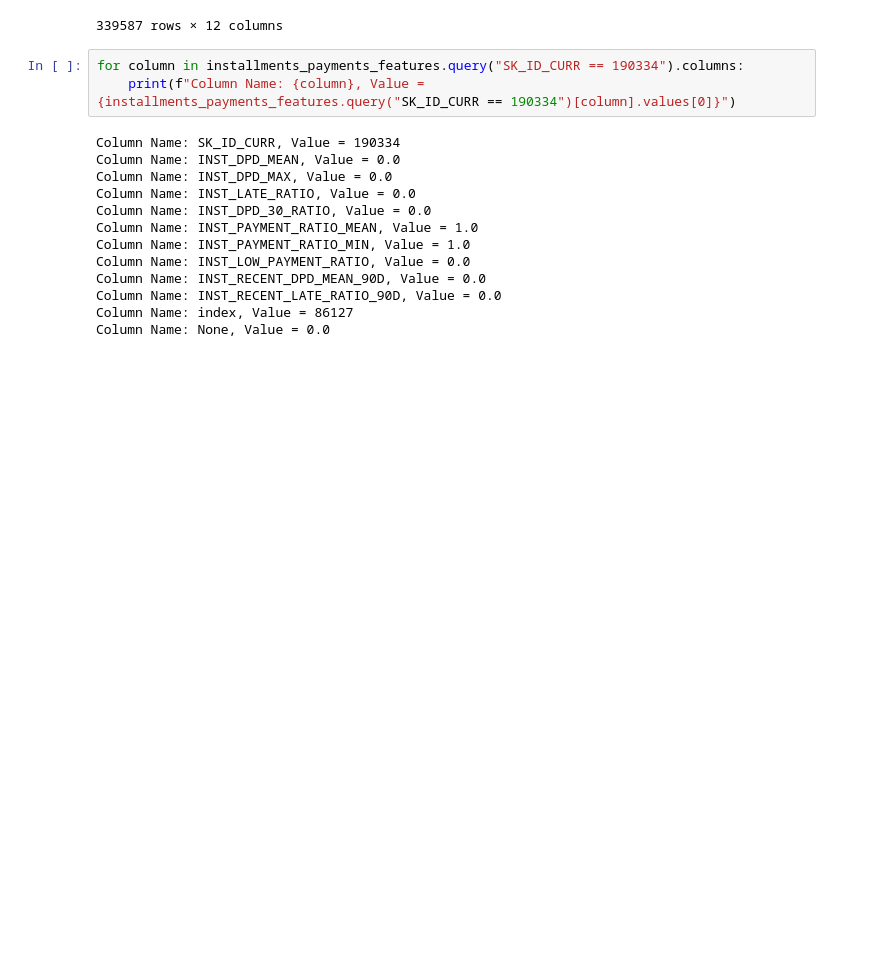
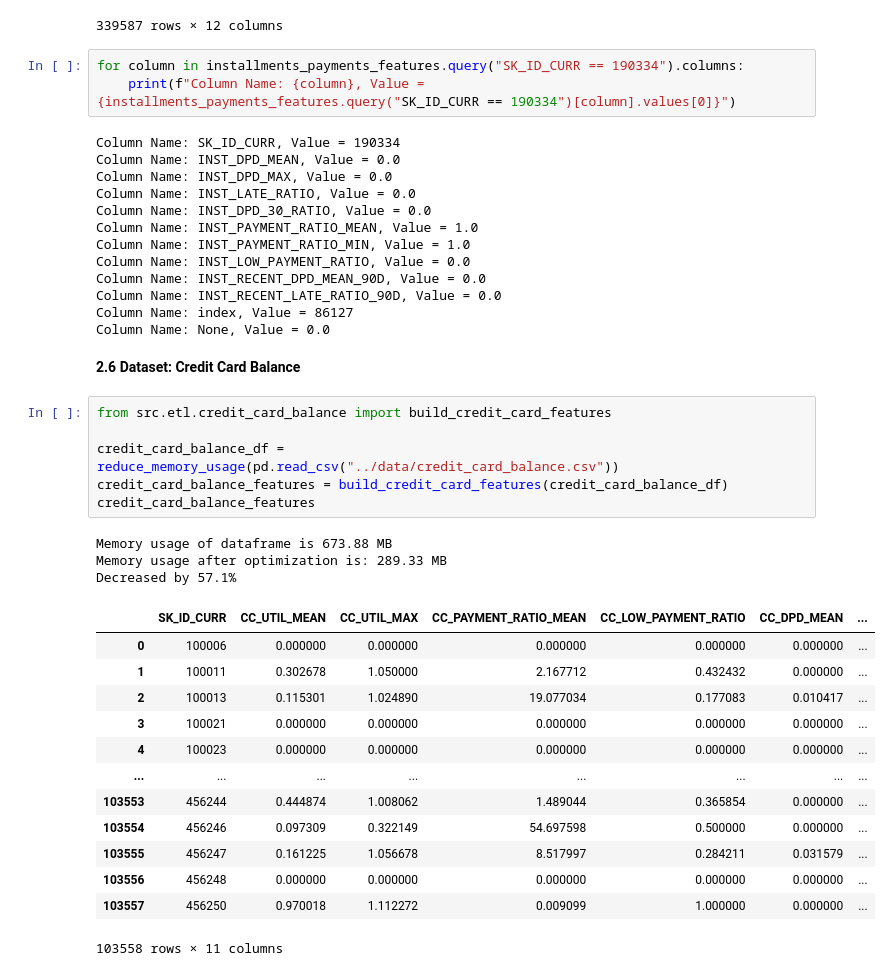
Before and after one commit to h90a00l/home_credit_default_risk_mle, a Jupyter notebook: notebooks/exploratory_data_analysis.ipynb, the cells around one changed output. Saved outputs shown, nothing was run; the diff lists cells and outputs as text; blank space fills up the shorter version.

Commit message:
feat: add credit card balance feature engineering and glossary documentation

```diff
--- a/notebooks/exploratory_data_analysis.ipynb
+++ b/notebooks/exploratory_data_analysis.ipynb
@@ -454,3 +454,28 @@ Column Name: INST_RECENT_DPD_MEAN_90D, Value = 0.0
 Column Name: INST_RECENT_LATE_RATIO_90D, Value = 0.0
 Column Name: index, Value = 86127
 Column Name: None, Value = 0.0
+# %% [markdown]
+**2.6 Dataset: Credit Card Balance**
+# %%
+from src.etl.credit_card_balance import build_credit_card_features
+
+credit_card_balance_df = reduce_memory_usage(pd.read_csv("../data/credit_card_balance.csv"))
+credit_card_balance_features = build_credit_card_features(credit_card_balance_df)
+credit_card_balance_features
+# %% [output]
+Memory usage of dataframe is 673.88 MB
+Memory usage after optimization is: 289.33 MB
+Decreased by 57.1%
+|  | SK_ID_CURR | CC_UTIL_MEAN | CC_UTIL_MAX | CC_PAYMENT_RATIO_MEAN | CC_LOW_PAYMENT_RATIO | CC_DPD_MEAN | ... |
+| 0 | 100006 | 0.000000 | 0.000000 | 0.000000 | 0.000000 | 0.000000 | ... |
+| 1 | 100011 | 0.302678 | 1.050000 | 2.167712 | 0.432432 | 0.000000 | ... |
+| 2 | 100013 | 0.115301 | 1.024890 | 19.077034 | 0.177083 | 0.010417 | ... |
+| 3 | 100021 | 0.000000 | 0.000000 | 0.000000 | 0.000000 | 0.000000 | ... |
+| 4 | 100023 | 0.000000 | 0.000000 | 0.000000 | 0.000000 | 0.000000 | ... |
+| ... | ... | ... | ... | ... | ... | ... | ... |
+| 103553 | 456244 | 0.444874 | 1.008062 | 1.489044 | 0.365854 | 0.000000 | ... |
+| 103554 | 456246 | 0.097309 | 0.322149 | 54.697598 | 0.500000 | 0.000000 | ... |
+| 103555 | 456247 | 0.161225 | 1.056678 | 8.517997 | 0.284211 | 0.031579 | ... |
+| 103556 | 456248 | 0.000000 | 0.000000 | 0.000000 | 0.000000 | 0.000000 | ... |
+| 103557 | 456250 | 0.970018 | 1.112272 | 0.009099 | 1.000000 | 0.000000 | ... |
+103558 rows × 11 columns
```
Also changed, not shown: parts of 1 cell of this notebook, 2 other files.
